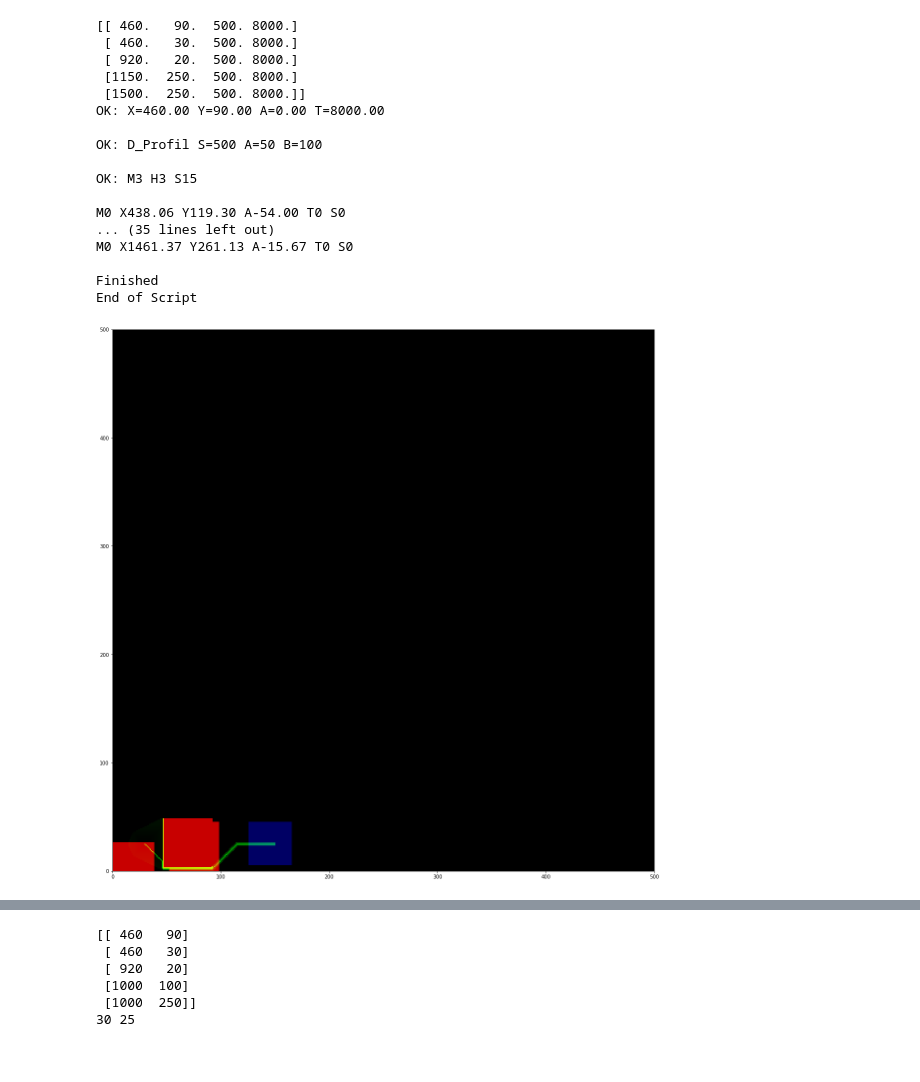
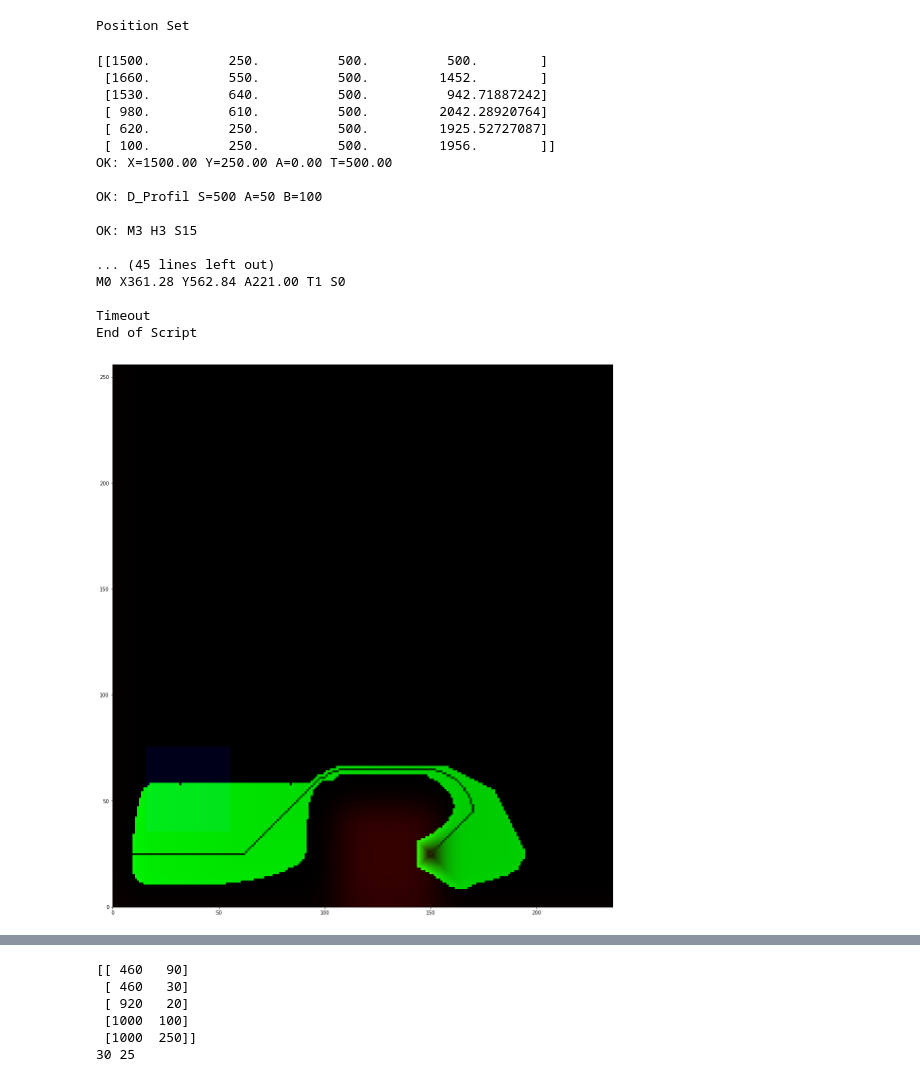
Before and after one commit to Guilhem74/STI_Robotic_Competition_Software, a Jupyter notebook: Architecture/main.ipynb, the cells around one changed output, grey strips where cells are left out. Cells and saved outputs as stored; diff of their text form; code cells hidden in the pictures.

```diff
--- a/Architecture/main.ipynb
+++ b/Architecture/main.ipynb
@@ -44,12 +53,13 @@ from parse import *
 %matplotlib inline
 # %%
-buf_stm.append("G92 X100 Y250 A0\r\n")
-robot = Robot.robot(100,250,0)
-robot.set_position(100,250,0)
+buf_stm.append("G92 X1500 Y250 A0\r\n")
+print('Position Set')
+robot = Robot.robot(1500,250,0)
+robot.set_position(1500,250,0)
 mapper = Map()
-Set_Objective=[[1500,250]]
+Set_Objective=[[100,250]]
+# %% [output]
+Position Set
-# %%
-Set_Objective=[[1500,250]]
 # %%
 obstacleFront = 0
 
@@ -58,11 +68,13 @@ grid = mapper.map()
 #mapper.new_item("obstacle",  robot, "RIGHT")
 Get_Pos=robot.get_position()
 path, cost , G = AStarSearch((Get_Pos[0],Get_Pos[1]), (Set_Objective[0][0],Set_Objective[0][1]), grid)
+
 checkpoint = find_vertice(path)
 
 new_x,newy,theta_robot = checkpoint_in_fov(robot,checkpoint)
-checkpoint = [[new_x,newy],checkpoint]
 checkpoint = checkpoint_corrector(checkpoint)
+checkpoint = np.insert(checkpoint,0,[new_x,newy]).reshape((-1,2))
+
 
 
 
@@ -71,6 +83,12 @@ Set_Coordinate[:,0]=checkpoint[:,0]
 Set_Coordinate[:,1]=checkpoint[:,1]
 Set_Coordinate[:,2]=500;
 Set_Coordinate[:,3]=8000;
+tempX , tempY, _  = robot.get_position()
+for i in range(len(Set_Coordinate)):
+    time_out_com = math.sqrt( np.float_power(Set_Coordinate[i,0]-tempX , 2) + np.float_power(Set_Coordinate[i,1]-tempY , 2) ) / Set_Coordinate[i,2]
+    Set_Coordinate[i,3] = time_out_com*1400 + 500
+    tempX = Set_Coordinate[i,0]
+    tempY = Set_Coordinate[i,1]
 print(Set_Coordinate)
 buf_broadcast.clear()
 j=0
@@ -107,47 +125,47 @@ while j <len(Set_Coordinate):
                         print('Finished')
                     else:
                         Finished=1
                         print('Timeout')
                     if (int(array_argument[5])&0b0001>0):
-                        mapper.new_item("obstacle",  robot, "BACK")
+                        mapper.new_obstacle(  robot, "BACK")
                     if (int(array_argument[5])&0b0010>0):
-                        mapper.new_item("obstacle",  robot, "LEFT")
+                        mapper.new_obstacle(  robot, "LEFT")
                     if (int(array_argument[5])&0b0100>0):
-                        mapper.new_item("obstacle",  robot, "RIGHT")
+                        mapper.new_obstacle(  robot, "RIGHT")
                     if (int(array_argument[5])&0b1000>0):
-                        mapper.new_item("obstacle",  robot, "FRONT")
+                        mapper.new_obstacle(  robot, "FRONT")
                 else:
                     print('Not M0 Frame',array_argument[0])
             else:#Not an M0 frame
                 pass
 
     if(Finished==0 and Try<Max_Try):
         print('Lack of answer from STM32, Try Number '+str(Try+1))
         Try=Try+1
     else:
         j=j+1
         Try =0
 
 mapper.display(G,path,robot)
 print('End of Script')
 # %% [output]
-[[ 460.   90.  500. 8000.]
- [ 460.   30.  500. 8000.]
- [ 920.   20.  500. 8000.]
- [1150.  250.  500. 8000.]
- [1500.  250.  500. 8000.]]
-OK: X=460.00 Y=90.00 A=0.00 T=8000.00
+[[1500.          250.          500.          500.        ]
+ [1660.          550.          500.         1452.        ]
+ [1530.          640.          500.          942.71887242]
+ [ 980.          610.          500.         2042.28920764]
+ [ 620.          250.          500.         1925.52727087]
+ [ 100.          250.          500.         1956.        ]]
+OK: X=1500.00 Y=250.00 A=0.00 T=500.00
 
 OK: D_Profil S=500 A=50 B=100
 
 OK: M3 H3 S15
 
-M0 X438.06 Y119.30 A-54.00 T0 S0
-... (35 lines left out)
-M0 X1461.37 Y261.13 A-15.67 T0 S0
+... (45 lines left out)
+M0 X361.28 Y562.84 A221.00 T1 S0
 
-Finished
+Timeout
 End of Script
-[figure, old version]
+[figure, new version]
 # %%
 %autoreload 2
```
Also changed, not shown: parts of 2 cells of this notebook, 2 other files.
